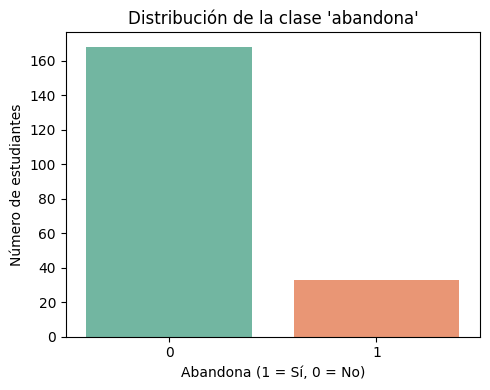
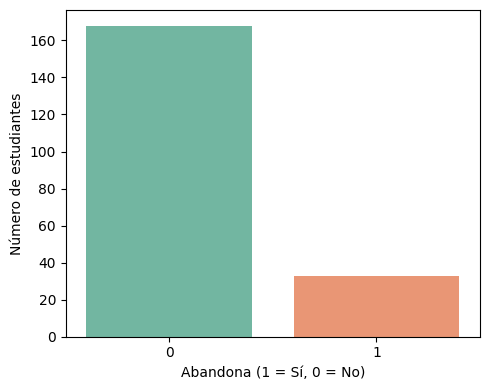
The change to this notebook cell's code, shown as a diff; its figure went from the first image to the second:
--- before
+++ after
@@ -19,5 +19,4 @@
 plt.figure(figsize=(5, 4))
 sns.countplot(data=df_completo, x='abandona', palette='Set2')
-plt.title("Distribución de la clase 'abandona'")
 plt.xlabel("Abandona (1 = Sí, 0 = No)")
 plt.ylabel("Número de estudiantes")

Commit: Final version of all code